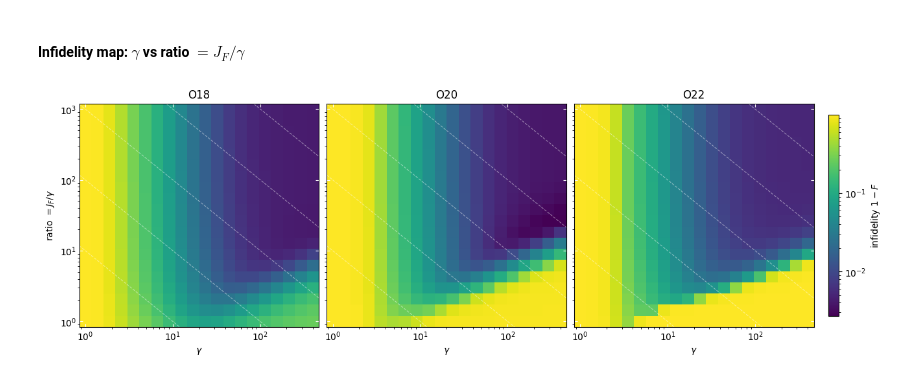
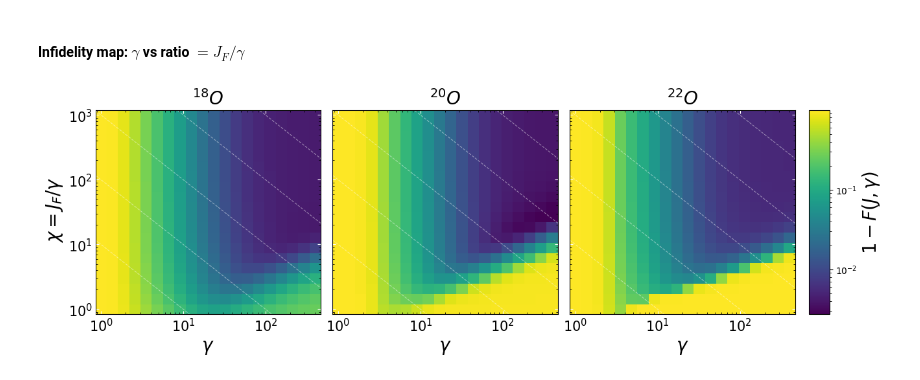
Before and after one commit to emacosta95/Gadget4NSMForQuantumSimulators, a Jupyter notebook: SystematicResults.ipynb, the cells around one changed output. Cells and saved outputs as stored; diff of their text form; code cells hidden in the pictures.

Commit message:
systematic embedding update

```diff
--- a/SystematicResults.ipynb
+++ b/SystematicResults.ipynb
@@ -48,42 +40,50 @@ import numpy as np
 import matplotlib.pyplot as plt
 from matplotlib.colors import LogNorm
 
-datasets = [("O18", dataO18), ("O20", dataO20), ("O22", dataO22)]
+datasets = [(r"$^{18}O$", dataO18), (r"$^{20}O$", dataO20), (r"$^{22}O$", dataO22)]
 
 
 def _log_edges(x):
     """Cell edges in log space for a log-spaced coordinate array."""
     lx = np.log10(x)
     mid = 0.5 * (lx[1:] + lx[:-1])
     return 10 ** np.concatenate(([2 * lx[0] - mid[0]], mid, [2 * lx[-1] - mid[-1]]))
 
 
 # common color scale across the three isotopes
 vmin = min(np.nanmin(d["inf_emb"]) for _, d in datasets)
 vmax = max(np.nanmax(d["inf_emb"]) for _, d in datasets)
 norm = LogNorm(vmin=vmin, vmax=vmax)
 
 fig, axes = plt.subplots(
     1, 3, figsize=(13, 4.2), sharex=True, sharey=True, constrained_layout=True
 )
 
 for ax, (label, data) in zip(axes, datasets):
     gammas, ratios, inf = data["gammas"], data["ratios"], data["inf_emb"]
     ge, re = _log_edges(gammas), _log_edges(ratios)
     mesh = ax.pcolormesh(ge, re, inf.T, norm=norm, cmap="viridis", shading="flat")
 
     # dashed iso-J_F lines (J_F = gamma * ratio)
     for jf in [1e1, 1e2, 1e3, 1e4, 1e5]:
         ax.plot(ge, jf / ge, ls="--", lw=0.8, color="w", alpha=0.45)
 
     ax.set(xscale="log", yscale="log", xlim=(ge[0], ge[-1]), ylim=(re[0], re[-1]))
-    ax.set_xlabel(r"$\gamma$")
-    ax.set_title(label)
+    ax.set_xlabel(r"$\gamma$", fontsize=20)
+    ax.set_title(label, fontsize=20)
+    ax.tick_params(labelsize=15, which="both", direction="in", top=True, right=True)
     ax.tick_params(direction="in", top=True, right=True, color="w")
 
-axes[0].set_ylabel(r"ratio $= J_F/\gamma$")
-cb = fig.colorbar(mesh, ax=axes, shrink=0.9, pad=0.02)
-cb.set_label(r"infidelity $1-F$")
+axes[0].set_ylabel(r" $\chi= J_F/\gamma$", fontsize=20)
+cb = fig.colorbar(mesh, ax=axes, shrink=1, pad=0.02, aspect=10)
+
+cb.set_label(r"$1-F(J,\gamma)$", fontsize=20)
+plt.tick_params(
+    axis="both", which="both", direction="in", top=True, right=True, labelsize=15
+)
+plt.savefig(
+    "figures/systematic_analysis/scan_embedding.pdf", dpi=300, bbox_inches="tight"
+)
 plt.show()
 # %% [output]
-[figure, old version]
+[figure, new version]
```
Also changed, not shown: parts of 1 cell of this notebook, 8 other files.
